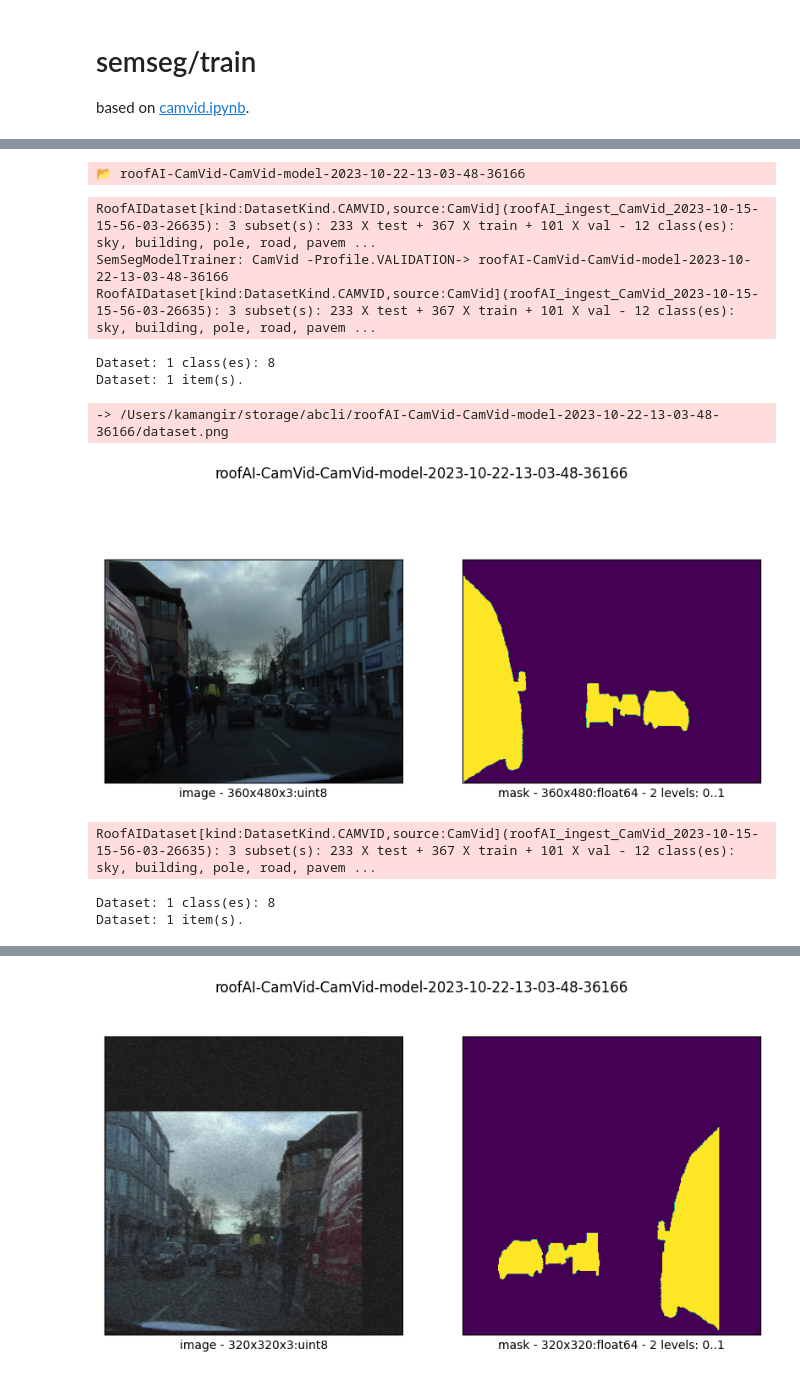
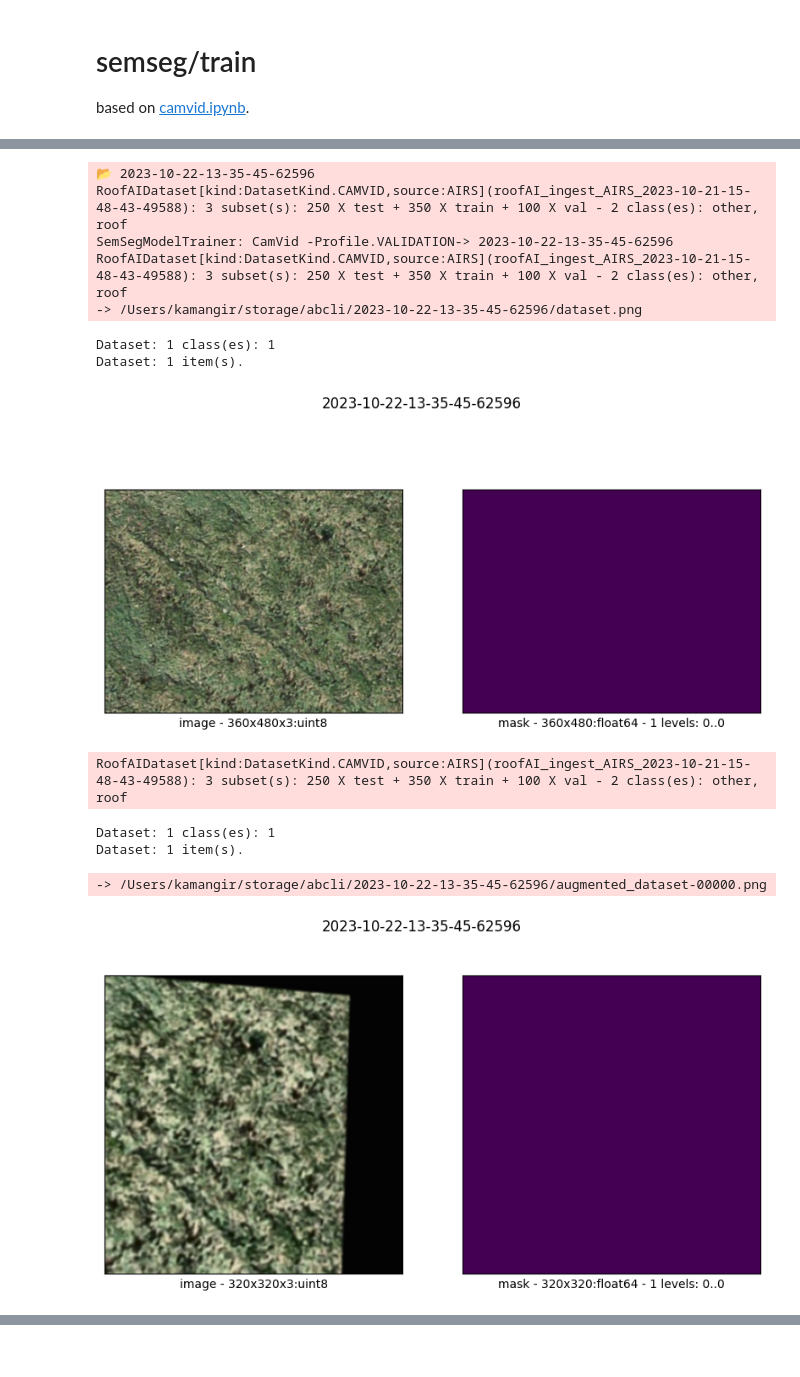
Before and after one commit to kamangir/roofAI, a Jupyter notebook: notebooks/semseg/train.ipynb, the cells around one changed output, grey strips where cells are left out. Drawn from its saved outputs; the diff is of its cells as text; code cells hidden in the pictures.

```diff
--- a/notebooks/semseg/train.ipynb
+++ b/notebooks/semseg/train.ipynb
@@ -26,28 +26,28 @@ roofAI-3.123.1.abcli-7.2384.1-2023-06-aws-batch-a, built on 22 October 2023, 13:
 # %%
-dataset_source = "CamVid" # AIRS
+dataset_source = "AIRS" # AIRS | CamVid
 suffix = "v1"
 profile = Profile.VALIDATION # FULL, QUICK, VALIDATION
-# %%
-model_object = objects.unique_object(f"roofAI-CamVid-{dataset_source}-model")
-# %% [output]
-📂 roofAI-CamVid-CamVid-model-2023-10-22-13-03-48-36166
 # %%
 train(
     dataset_path=objects.object_path(cache.read(f"roofAI_ingest_{dataset_source}_v1")),
-    model_path=objects.object_path(model_object),
+    model_path=objects.object_path(objects.unique_object()),
+    classes = ["roof"] if dataset_source == "AIRS" else ["car"],
     in_notebook=True,
     profile=profile,
     register=profile != Profile.VALIDATION,
     suffix=suffix,
 );
 # %% [output]
-RoofAIDataset[kind:DatasetKind.CAMVID,source:CamVid](roofAI_ingest_CamVid_2023-10-15-15-56-03-26635): 3 subset(s): 233 X test + 367 X train + 101 X val - 12 class(es): sky, building, pole, road, pavem ...
-SemSegModelTrainer: CamVid -Profile.VALIDATION-> roofAI-CamVid-CamVid-model-2023-10-22-13-03-48-36166
-RoofAIDataset[kind:DatasetKind.CAMVID,source:CamVid](roofAI_ingest_CamVid_2023-10-15-15-56-03-26635): 3 subset(s): 233 X test + 367 X train + 101 X val - 12 class(es): sky, building, pole, road, pavem ...
+📂 2023-10-22-13-35-45-62596
+RoofAIDataset[kind:DatasetKind.CAMVID,source:AIRS](roofAI_ingest_AIRS_2023-10-21-15-48-43-49588): 3 subset(s): 250 X test + 350 X train + 100 X val - 2 class(es): other, roof
+SemSegModelTrainer: CamVid -Profile.VALIDATION-> 2023-10-22-13-35-45-62596
+RoofAIDataset[kind:DatasetKind.CAMVID,source:AIRS](roofAI_ingest_AIRS_2023-10-21-15-48-43-49588): 3 subset(s): 250 X test + 350 X train + 100 X val - 2 class(es): other, roof
+-> /Users/kamangir/storage/abcli/2023-10-22-13-35-45-62596/dataset.png
-Dataset: 1 class(es): 8
+Dataset: 1 class(es): 1
 Dataset: 1 item(s).
+[figure, new version]
--> /Users/kamangir/storage/abcli/roofAI-CamVid-CamVid-model-2023-10-22-13-03-48-36166/dataset.png
+RoofAIDataset[kind:DatasetKind.CAMVID,source:AIRS](roofAI_ingest_AIRS_2023-10-21-15-48-43-49588): 3 subset(s): 250 X test + 350 X train + 100 X val - 2 class(es): other, roof
-[figure, old version]
-RoofAIDataset[kind:DatasetKind.CAMVID,source:CamVid](roofAI_ingest_CamVid_2023-10-15-15-56-03-26635): 3 subset(s): 233 X test + 367 X train + 101 X val - 12 class(es): sky, building, pole, road, pavem ...
+Dataset: 1 class(es): 1
+Dataset: 1 item(s).
-Dataset: 1 class(es): 8
-Dataset: 1 item(s).
+-> /Users/kamangir/storage/abcli/2023-10-22-13-35-45-62596/augmented_dataset-00000.png
+[figure, new version]
@@ -55 +57,0 @@ Dataset: 1 item(s).
-[figure, old version]
```
Also changed, not shown: parts of 2 cells of this notebook, 5 other files.
